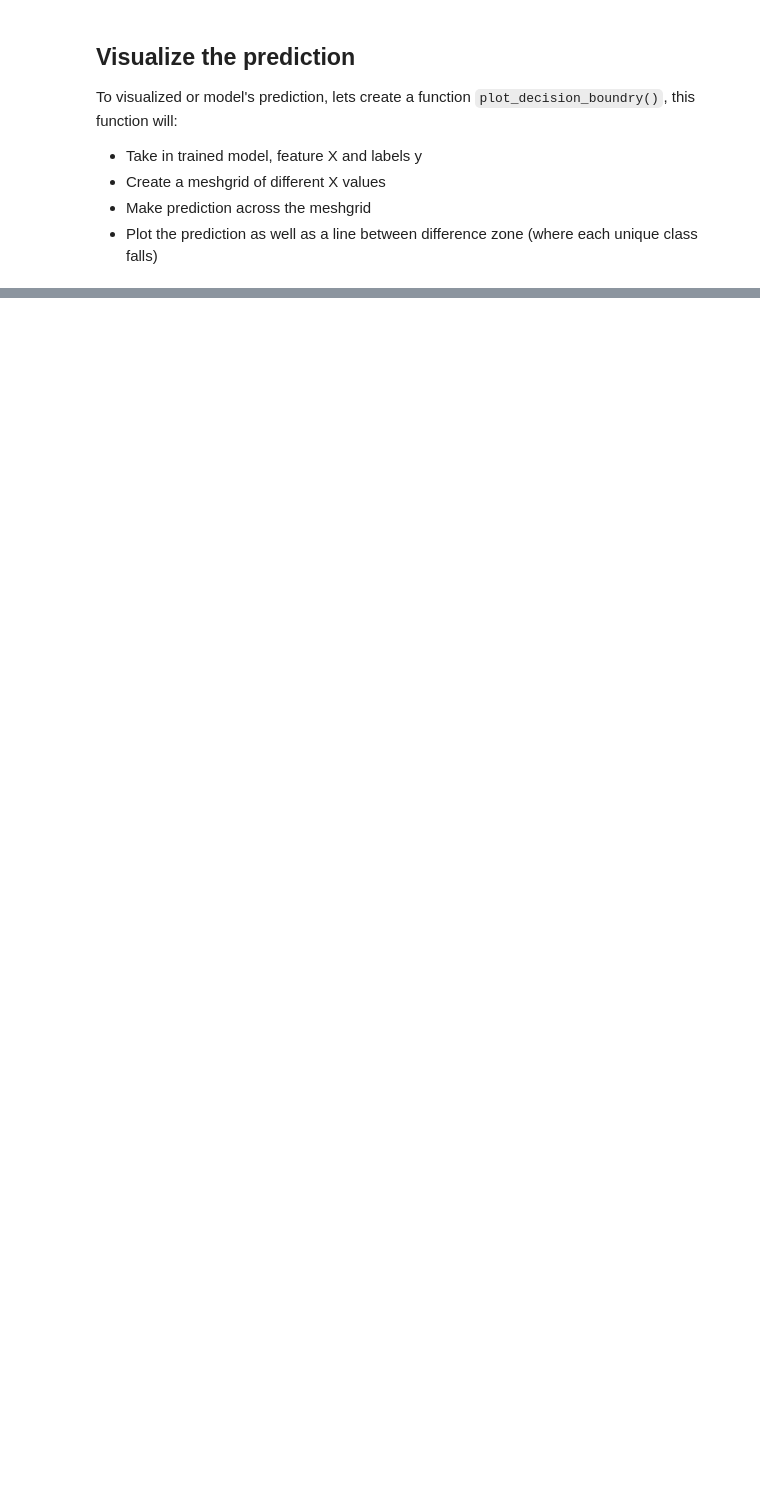
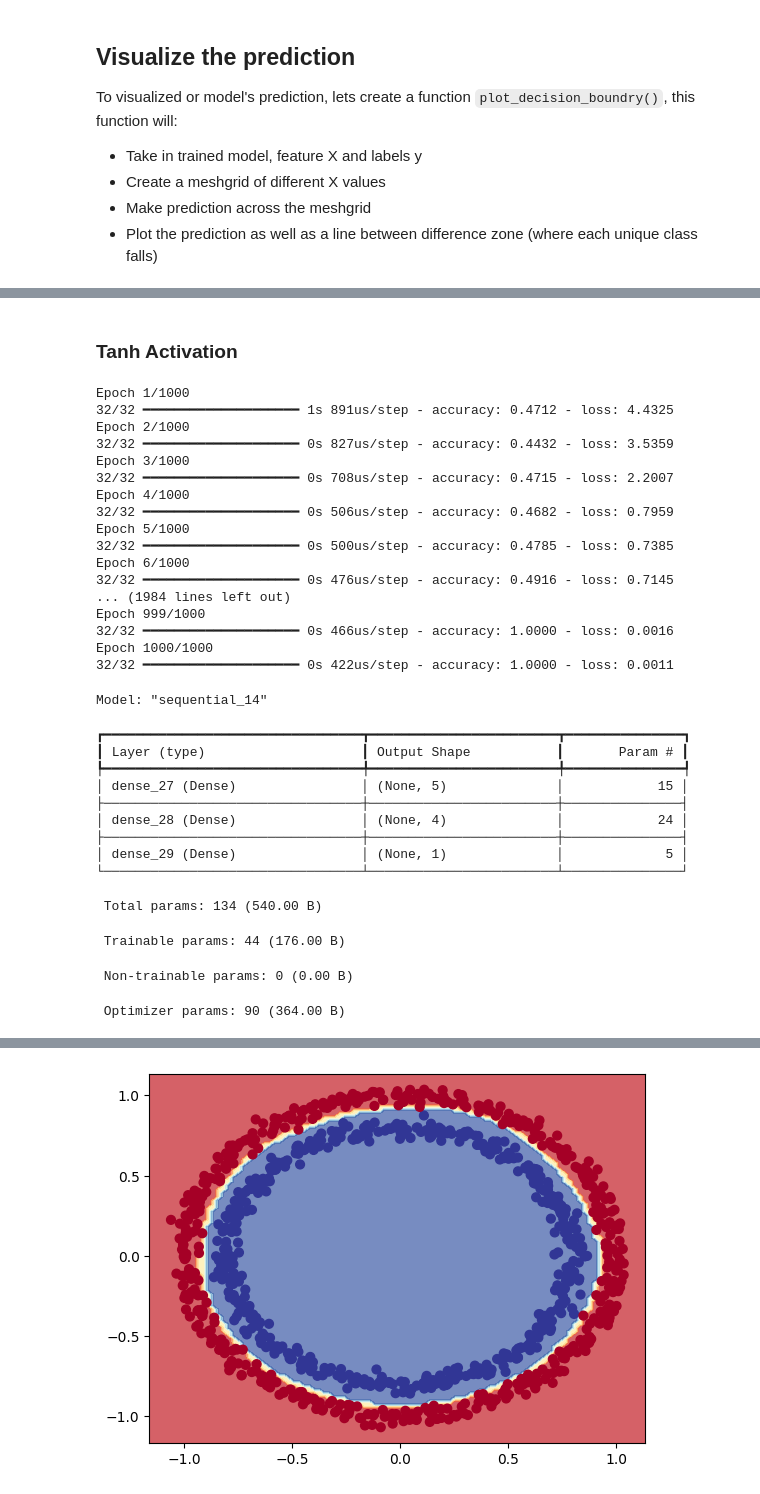
Before and after one commit to pratikngupta/Learning-Tensorflow, a Jupyter notebook: Learning Notebooks/02_neural_network_classification.ipynb, the cells around one changed output, grey strips where cells are left out. Drawn from its saved outputs; the diff is of its cells as text; code cells hidden in the pictures; blank space fills up the shorter version.

```diff
--- a/Learning Notebooks/02_neural_network_classification.ipynb
+++ b/Learning Notebooks/02_neural_network_classification.ipynb
@@ -196,0 +280,59 @@ doing binary classification
+# %% [markdown]
+### Tanh Activation
+# %%
+# set random seet
+tf.random.set_seed(42)
+
+# build model
+model_tanh = tf.keras.Sequential([
+    tf.keras.layers.Dense(5, activation="tanh"),
+    tf.keras.layers.Dense(4, activation="tanh"),
+    tf.keras.layers.Dense(1, activation="tanh"),
+])
+
+# compile a model
+model_tanh.compile(
+    loss="binary_crossentropy",
+    optimizer=tf.keras.optimizers.Adam(learning_rate=0.001),
+    metrics=["accuracy"]
+)
+
+# fit the model
+history_model_tanh = model_tanh.fit(X, y, epochs=1000, verbose=1)
+
+# model summary
+model_tanh.summary()
+
+plot_decision_boundary(model_tanh, X, y)
+# %% [output]
+Epoch 1/1000
+32/32 ━━━━━━━━━━━━━━━━━━━━ 1s 891us/step - accuracy: 0.4712 - loss: 4.4325
+Epoch 2/1000
+32/32 ━━━━━━━━━━━━━━━━━━━━ 0s 827us/step - accuracy: 0.4432 - loss: 3.5359
+Epoch 3/1000
+32/32 ━━━━━━━━━━━━━━━━━━━━ 0s 708us/step - accuracy: 0.4715 - loss: 2.2007
+Epoch 4/1000
+32/32 ━━━━━━━━━━━━━━━━━━━━ 0s 506us/step - accuracy: 0.4682 - loss: 0.7959
+Epoch 5/1000
+32/32 ━━━━━━━━━━━━━━━━━━━━ 0s 500us/step - accuracy: 0.4785 - loss: 0.7385
+Epoch 6/1000
+32/32 ━━━━━━━━━━━━━━━━━━━━ 0s 476us/step - accuracy: 0.4916 - loss: 0.7145
+... (1984 lines left out)
+Epoch 999/1000
+32/32 ━━━━━━━━━━━━━━━━━━━━ 0s 466us/step - accuracy: 1.0000 - loss: 0.0016
+Epoch 1000/1000
+32/32 ━━━━━━━━━━━━━━━━━━━━ 0s 422us/step - accuracy: 1.0000 - loss: 0.0011
+Model: "sequential_14"
+┏━━━━━━━━━━━━━━━━━━━━━━━━━━━━━━━━━┳━━━━━━━━━━━━━━━━━━━━━━━━┳━━━━━━━━━━━━━━━┓
+┃ Layer (type)                    ┃ Output Shape           ┃       Param # ┃
+┡━━━━━━━━━━━━━━━━━━━━━━━━━━━━━━━━━╇━━━━━━━━━━━━━━━━━━━━━━━━╇━━━━━━━━━━━━━━━┩
+│ dense_27 (Dense)                │ (None, 5)              │            15 │
+├─────────────────────────────────┼────────────────────────┼───────────────┤
+│ dense_28 (Dense)                │ (None, 4)              │            24 │
+├─────────────────────────────────┼────────────────────────┼───────────────┤
+│ dense_29 (Dense)                │ (None, 1)              │             5 │
+└─────────────────────────────────┴────────────────────────┴───────────────┘
+ Total params: 134 (540.00 B)
+ Trainable params: 44 (176.00 B)
+ Non-trainable params: 0 (0.00 B)
+ Optimizer params: 90 (364.00 B)
@@ -196,0 +341 @@ doing binary classification
+[figure, added]
```
Also changed, not shown: parts of 15 cells of this notebook, 1 other file.
